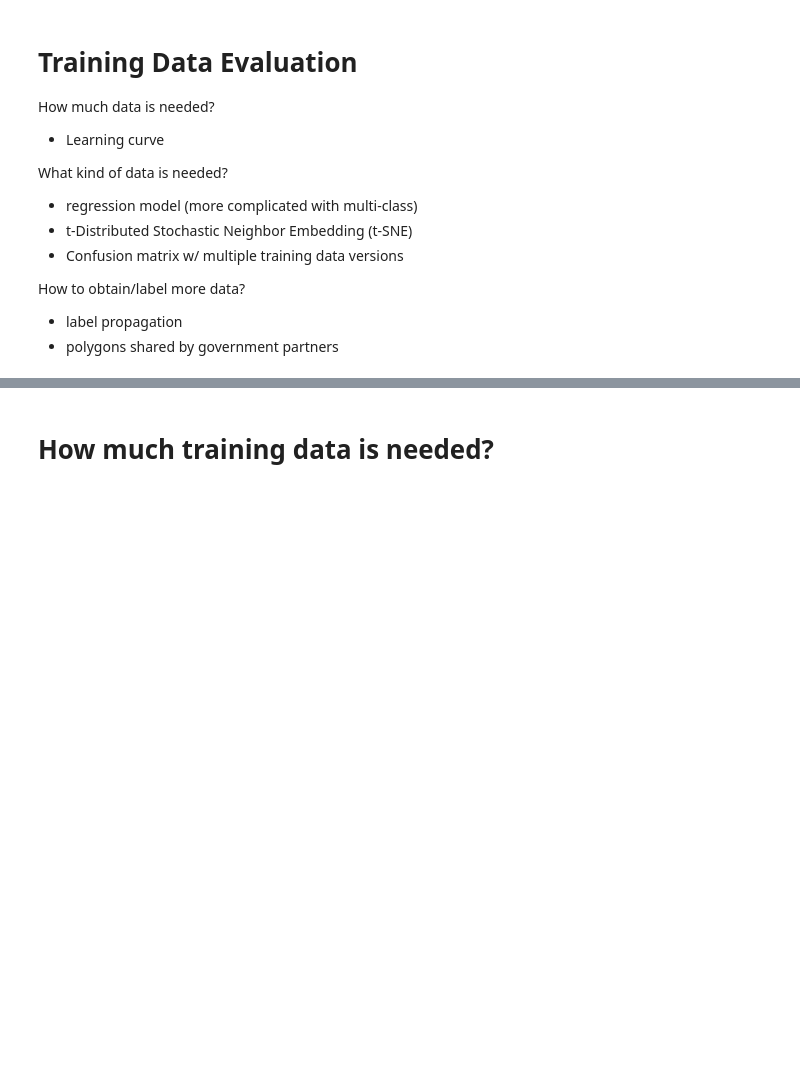
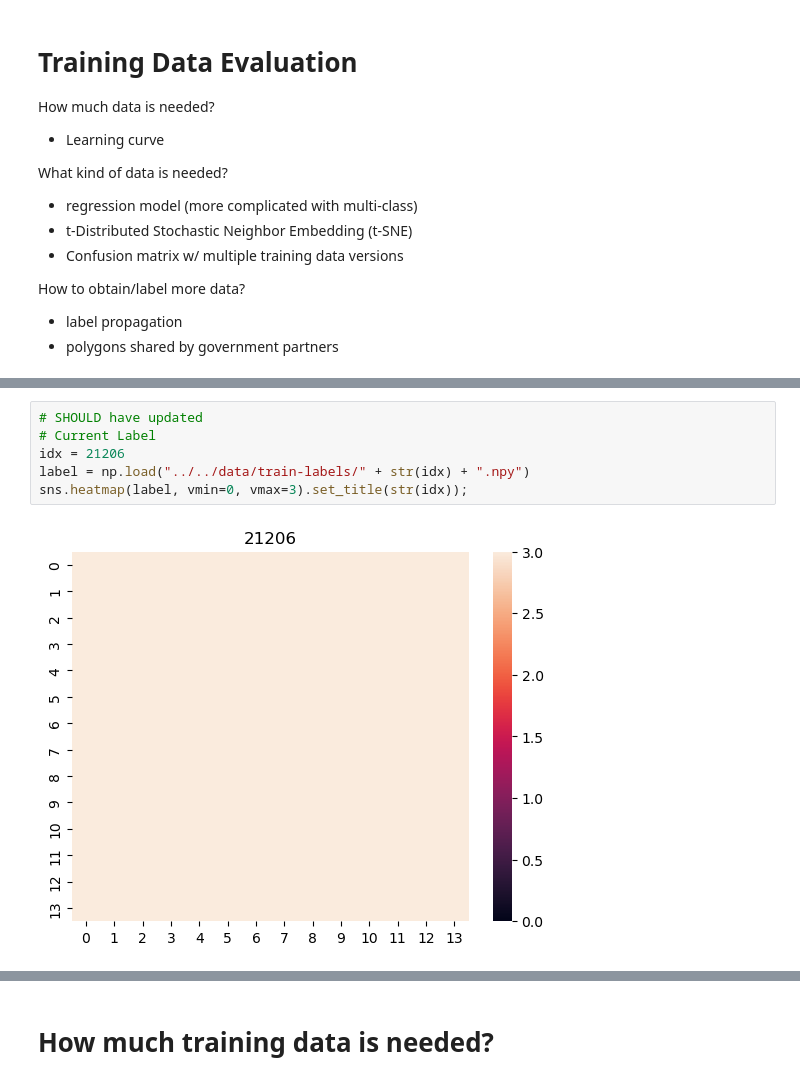
Before and after one commit to wri/plantation_classifier, a Jupyter notebook: notebooks/training_data/training_data_eda.ipynb, the cells around one changed output, grey strips where cells are left out. Saved outputs shown, nothing was run; the diff lists cells and outputs as text; blank space fills up the shorter version.

```diff
--- a/notebooks/training_data/training_data_eda.ipynb
+++ b/notebooks/training_data/training_data_eda.ipynb
@@ -39,0 +94,8 @@ sns.heatmap(label, vmin=0, vmax=3).set_title(str(idx));
+# %%
+# SHOULD have updated
+# Current Label
+idx = 21206
+label = np.load("../../data/train-labels/" + str(idx) + ".npy")
+sns.heatmap(label, vmin=0, vmax=3).set_title(str(idx));
+# %% [output]
+[figure, added]
```
Also changed, not shown: parts of 12 cells of this notebook, 1 other file.
